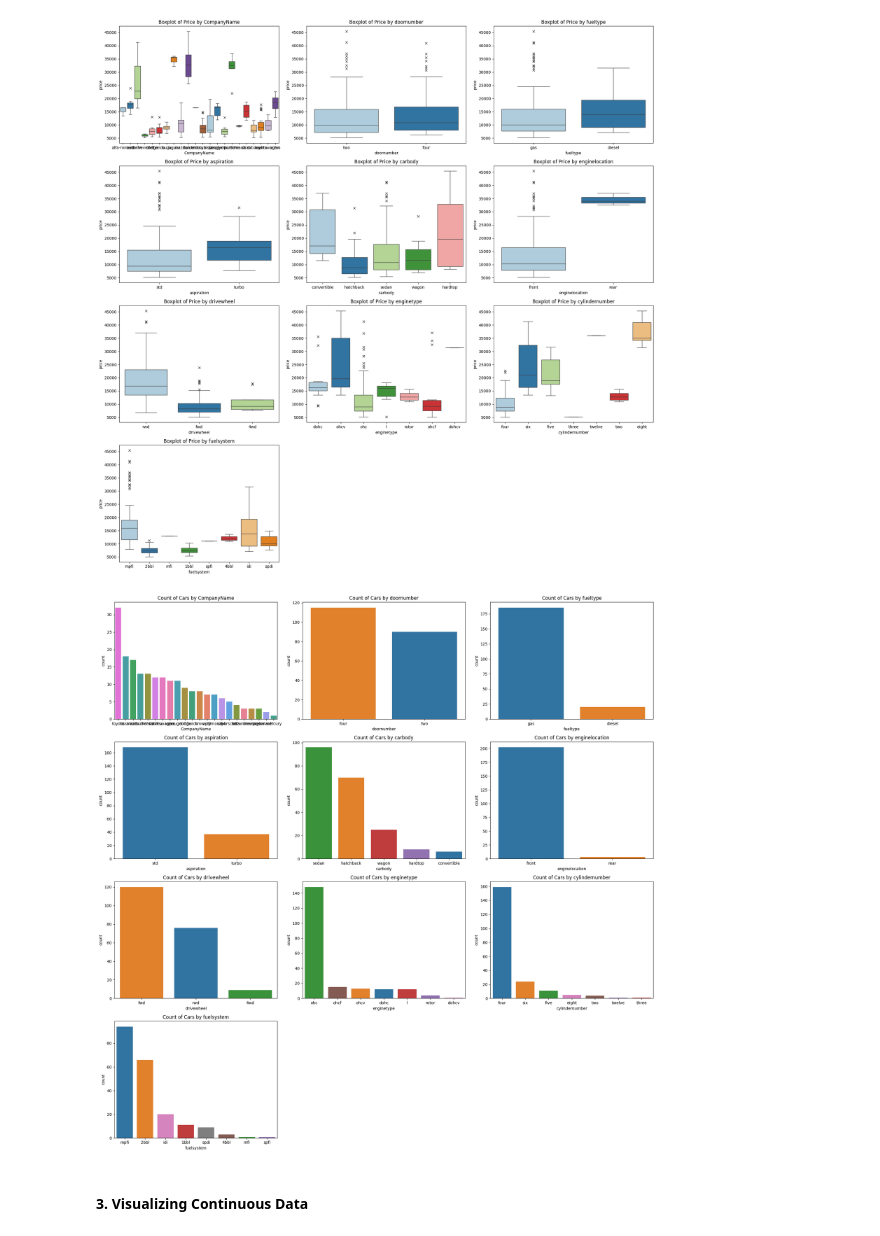
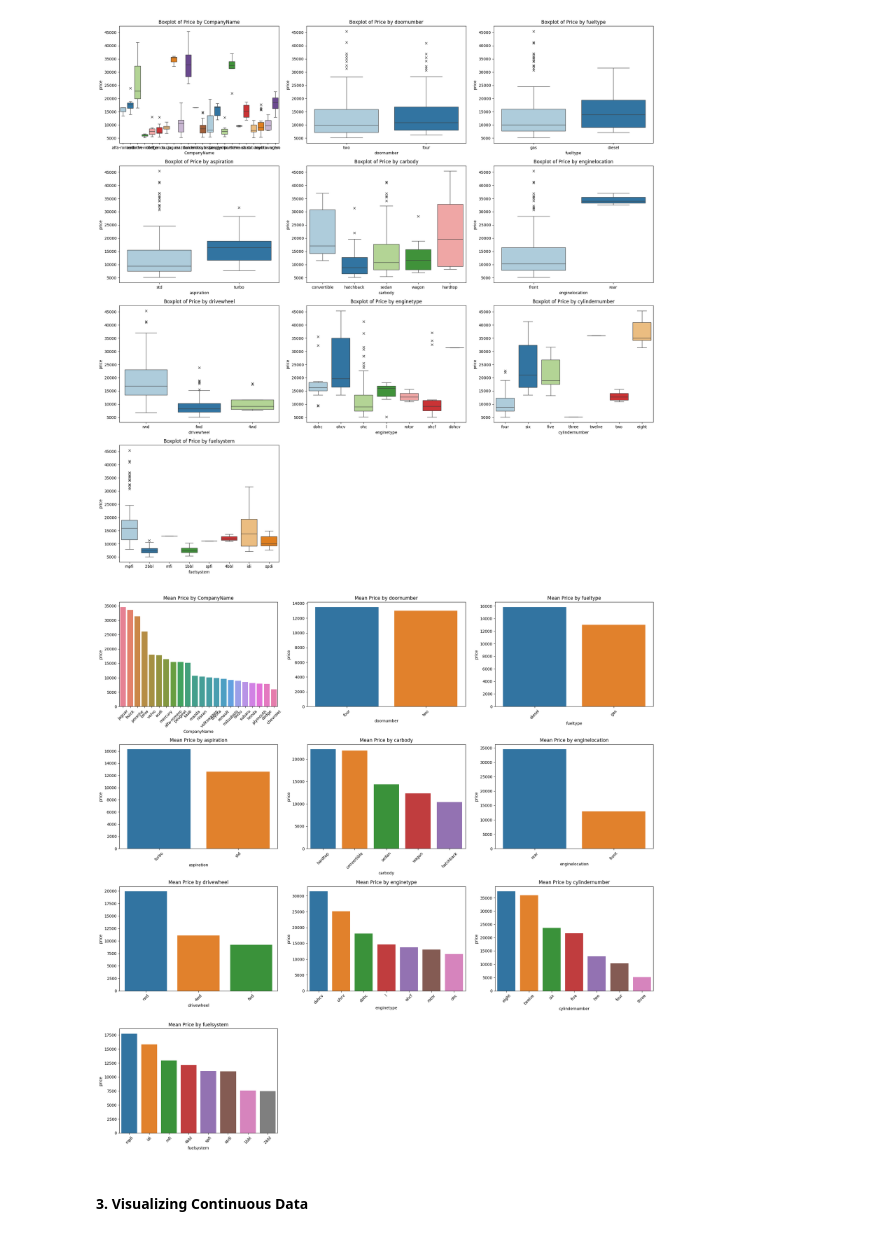
Before and after one commit to t1pen/MeXEE402_Midterms_StephenGabrielAlojado_JairusSunga, a Jupyter notebook: Linear Regression/CarPrice_Linear_Regression.ipynb, the cells around one changed output. Cells and saved outputs as stored; diff of their text form; code cells hidden in the pictures.

```diff
--- a/Linear Regression/CarPrice_Linear_Regression.ipynb
+++ b/Linear Regression/CarPrice_Linear_Regression.ipynb
@@ -259,6 +259,18 @@ plt.show()
 [figure]
 # %% [markdown]
 #### 2. Visualizing Categorical Data
+# %%
+plt.figure(figsize=(20, 20))
+
+# Create count plots
+for i, feature in enumerate(categorical_features):
+    plt.subplot(4, 3, i + 1)
+    order = cars[feature].value_counts().index  # Get descending order for count plots
+    sns.countplot(x=feature, hue=feature, data=cars, order=order)
+    plt.title(f'Count of Cars by {feature}')
+
+plt.tight_layout()
+plt.show()
 # %%
 # Define the categorical features
 categorical_features = ['CompanyName', 'doornumber', 'fueltype', 'aspiration',
@@ -282,17 +294,22 @@ plt.show()
 # %%
 plt.figure(figsize=(20, 20))
 
-# Create count plots
+# Create bar plots for each categorical feature
 for i, feature in enumerate(categorical_features):
     plt.subplot(4, 3, i + 1)
-    order = cars[feature].value_counts().index  # Get descending order for count plots
-    sns.countplot(x=feature, hue=feature, data=cars, order=order)
-    plt.title(f'Count of Cars by {feature}')
+
+    # Calculate the mean price for each category and sort it in descending order
+    mean_price = cars.groupby(feature)['price'].mean().sort_values(ascending=False).reset_index()
+
+    # Create a bar plot
+    sns.barplot(x=feature, y='price', data=mean_price, estimator=lambda x: x.mean(), hue=feature)
+    plt.title(f'Mean Price by {feature}')
+    plt.xticks(rotation=45)  # Rotate x-axis labels for better visibility
 
 plt.tight_layout()
 plt.show()
 # %% [output]
-[figure, old version]
+[figure, new version]
 # %% [markdown]
 #### 3. Visualizing Continuous Data
 # %%
```
